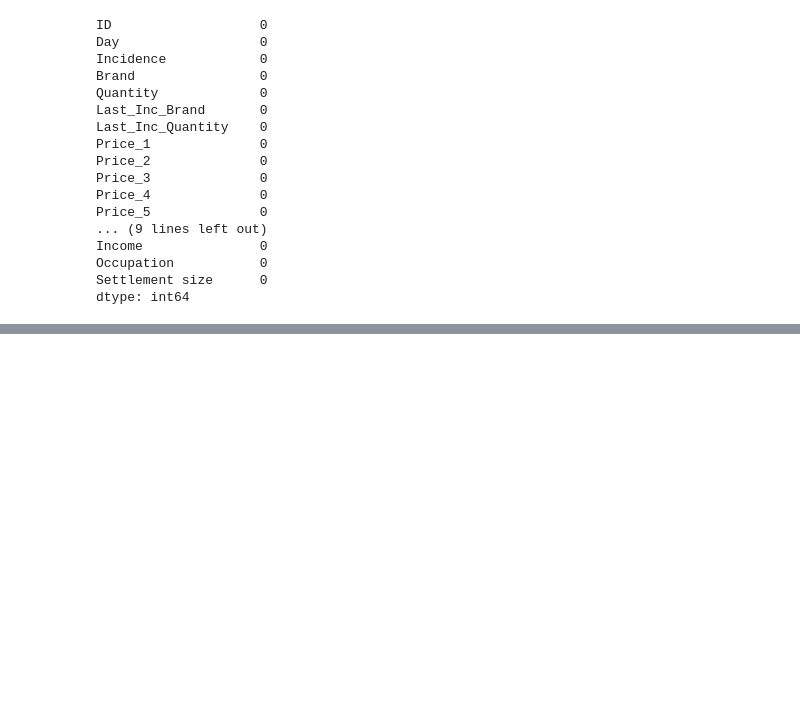
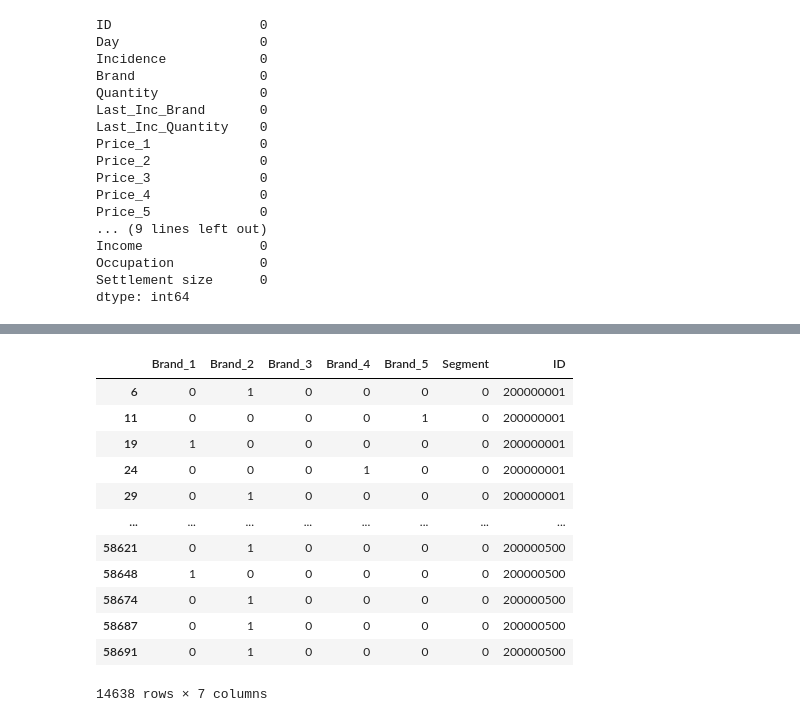
Before and after one commit to AnujMittal07/Customer_Analytics, a Jupyter notebook: customer_analytics.ipynb, the cells around one changed output, grey strips where cells are left out. Cells and saved outputs as stored; diff of their text form; code cells hidden in the pictures; blank space fills up the shorter version.

```diff
--- a/customer_analytics.ipynb
+++ b/customer_analytics.ipynb
@@ -317,0 +340,4 @@ dtype: int64
+# %%
+df_purchase_predictors = df_purchase.copy()
+# %%
+df_purchase_predictors['Segment'] = df_purchase_pca_kmeans
@@ -317,0 +434,16 @@ dtype: int64
+# %%
+brand_dummies
+# %% [output]
+|  | Brand_1 | Brand_2 | Brand_3 | Brand_4 | Brand_5 | Segment | ID |
+| 6 | 0 | 1 | 0 | 0 | 0 | 0 | 200000001 |
+| 11 | 0 | 0 | 0 | 0 | 1 | 0 | 200000001 |
+| 19 | 1 | 0 | 0 | 0 | 0 | 0 | 200000001 |
+| 24 | 0 | 0 | 0 | 1 | 0 | 0 | 200000001 |
+| 29 | 0 | 1 | 0 | 0 | 0 | 0 | 200000001 |
+| ... | ... | ... | ... | ... | ... | ... | ... |
+| 58621 | 0 | 1 | 0 | 0 | 0 | 0 | 200000500 |
+| 58648 | 1 | 0 | 0 | 0 | 0 | 0 | 200000500 |
+| 58674 | 0 | 1 | 0 | 0 | 0 | 0 | 200000500 |
+| 58687 | 0 | 1 | 0 | 0 | 0 | 0 | 200000500 |
+| 58691 | 0 | 1 | 0 | 0 | 0 | 0 | 200000500 |
+14638 rows × 7 columns
```
Also changed, not shown: parts of 39 cells of this notebook, 1 other file.
